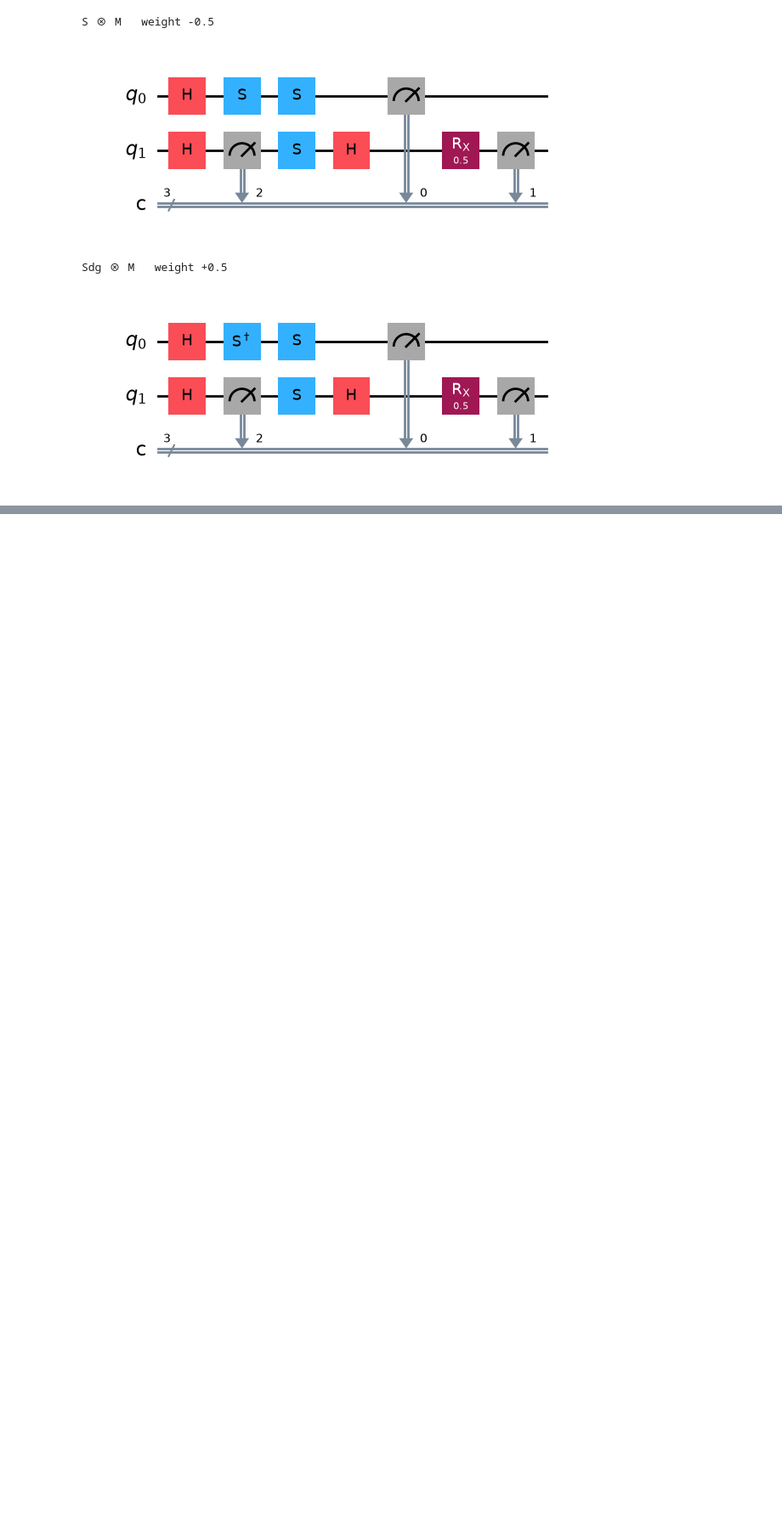
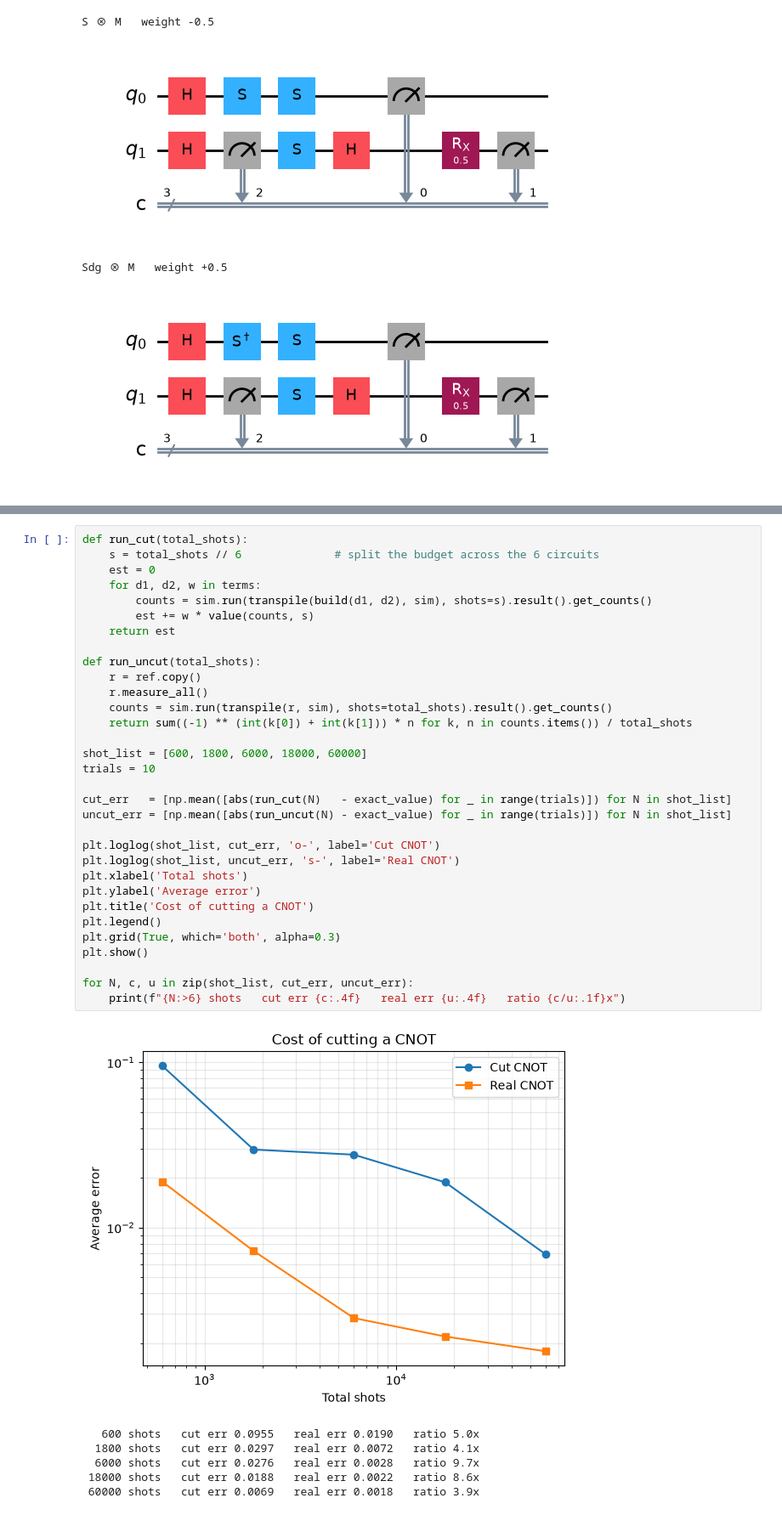
Before and after one commit to Kesxh/distributed-qc-research, a Jupyter notebook: cnot_cut_by_hand.ipynb, the cells around one changed output, grey strips where cells are left out. Shown at 85% size. Cells and saved outputs as stored; diff of their text form; blank space fills up the shorter version.

Commit message:
Added graph in the end

```diff
--- a/cnot_cut_by_hand.ipynb
+++ b/cnot_cut_by_hand.ipynb
@@ -136,0 +137,39 @@ Error:          0.007465374390372537
+# %%
+def run_cut(total_shots):
+    s = total_shots // 6              # split the budget across the 6 circuits
+    est = 0
+    for d1, d2, w in terms:
+        counts = sim.run(transpile(build(d1, d2), sim), shots=s).result().get_counts()
+        est += w * value(counts, s)
+    return est
+
+def run_uncut(total_shots):
+    r = ref.copy()
+    r.measure_all()
+    counts = sim.run(transpile(r, sim), shots=total_shots).result().get_counts()
+    return sum((-1) ** (int(k[0]) + int(k[1])) * n for k, n in counts.items()) / total_shots
+
+shot_list = [600, 1800, 6000, 18000, 60000]
+trials = 10
+
+cut_err   = [np.mean([abs(run_cut(N)   - exact_value) for _ in range(trials)]) for N in shot_list]
+uncut_err = [np.mean([abs(run_uncut(N) - exact_value) for _ in range(trials)]) for N in shot_list]
+
+plt.loglog(shot_list, cut_err, 'o-', label='Cut CNOT')
+plt.loglog(shot_list, uncut_err, 's-', label='Real CNOT')
+plt.xlabel('Total shots')
+plt.ylabel('Average error')
+plt.title('Cost of cutting a CNOT')
+plt.legend()
+plt.grid(True, which='both', alpha=0.3)
+plt.show()
+
+for N, c, u in zip(shot_list, cut_err, uncut_err):
+    print(f"{N:>6} shots   cut err {c:.4f}   real err {u:.4f}   ratio {c/u:.1f}x")
+# %% [output]
+[figure, added]
+   600 shots   cut err 0.0955   real err 0.0190   ratio 5.0x
+  1800 shots   cut err 0.0297   real err 0.0072   ratio 4.1x
+  6000 shots   cut err 0.0276   real err 0.0028   ratio 9.7x
+ 18000 shots   cut err 0.0188   real err 0.0022   ratio 8.6x
+ 60000 shots   cut err 0.0069   real err 0.0018   ratio 3.9x
```
Also changed, not shown: parts of 4 cells of this notebook.
